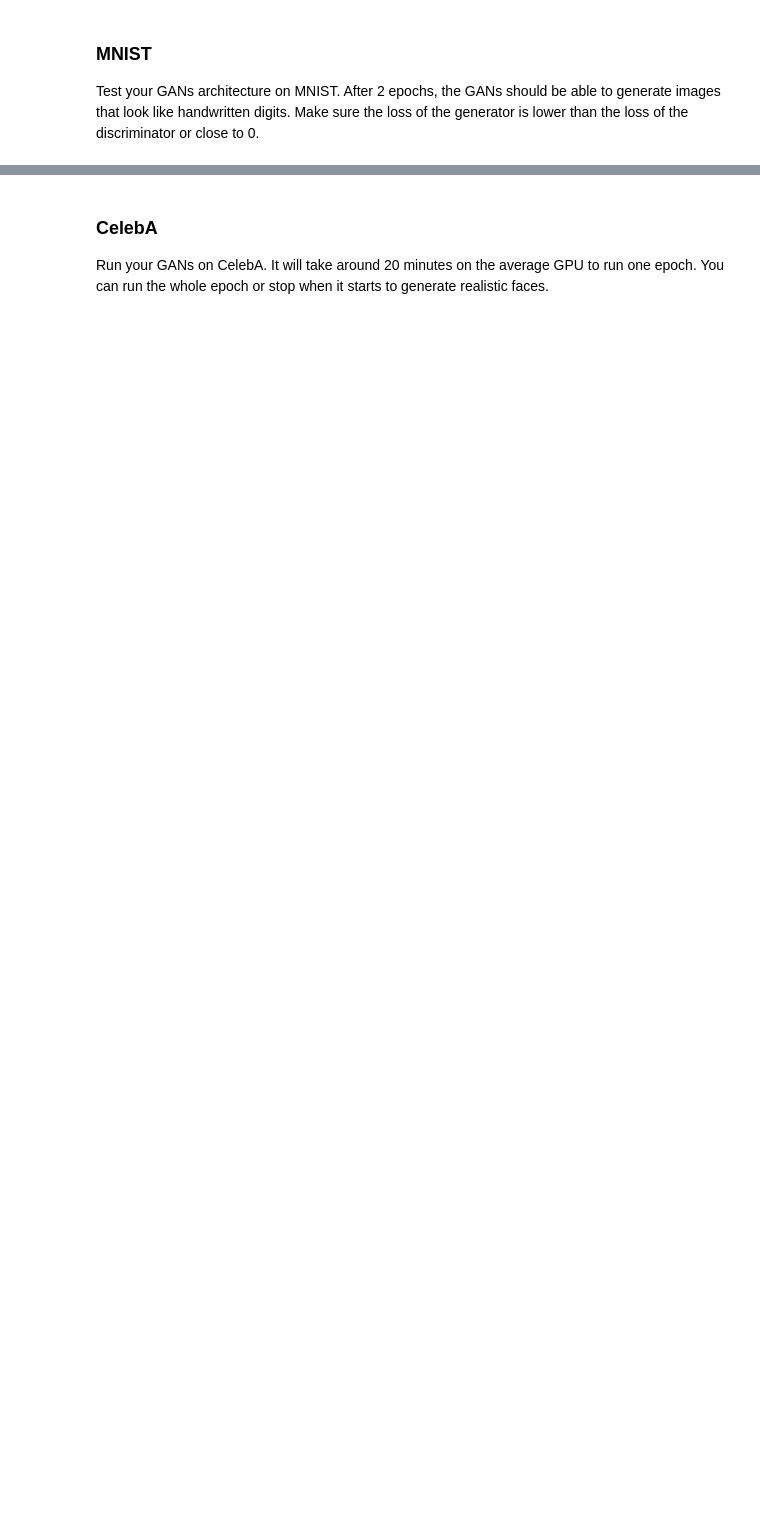
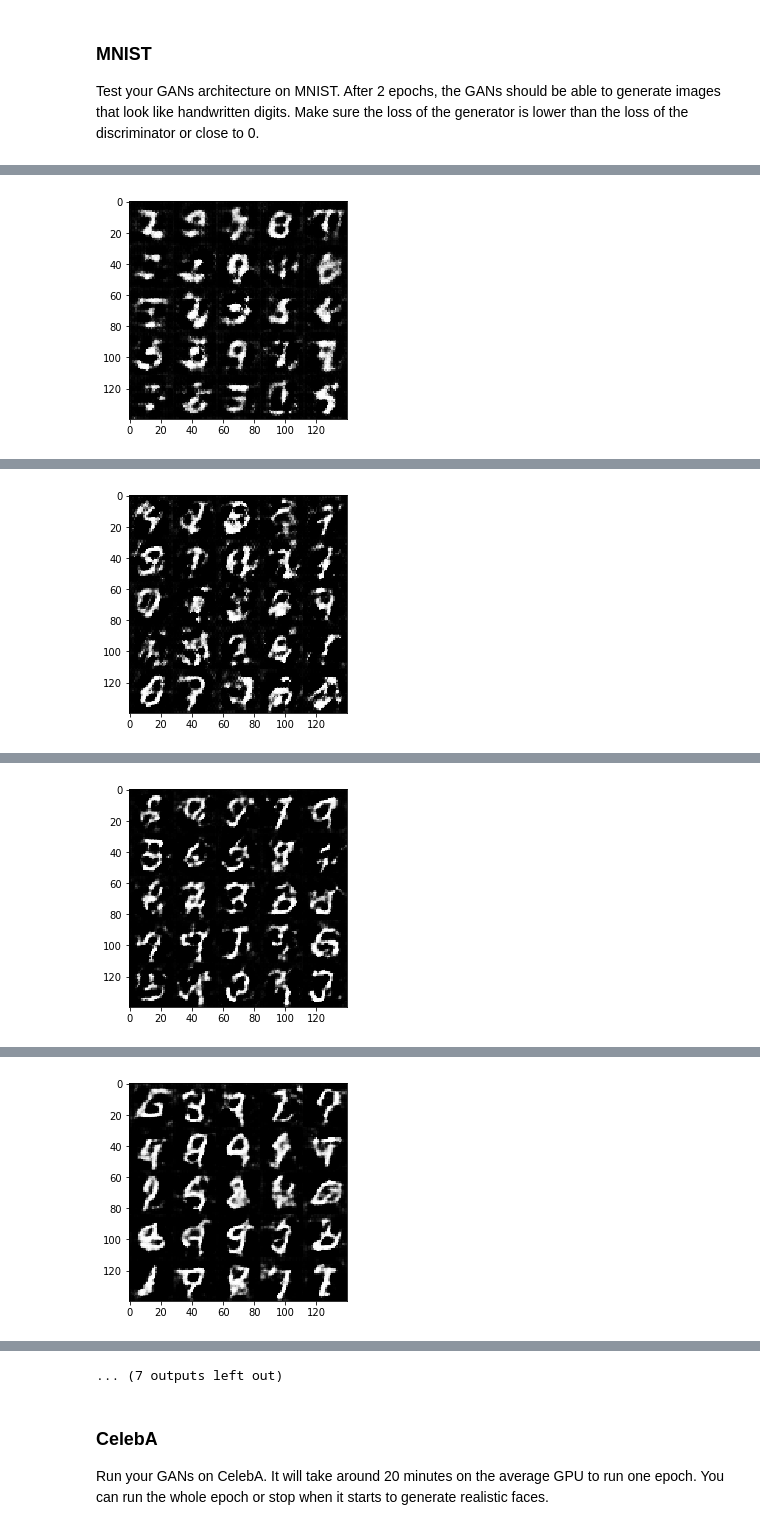
Before and after one commit to prraoo/udacity-dlnd, a Jupyter notebook: face_generation/dlnd_face_generation.ipynb, the cells around one changed output, grey strips where cells are left out. Cells and saved outputs as stored; diff of their text form; code cells hidden in the pictures; blank space fills up the shorter version.

```diff
--- a/face_generation/dlnd_face_generation.ipynb
+++ b/face_generation/dlnd_face_generation.ipynb
@@ -295,6 +295,7 @@ Tests Passed
 ### Optimization
 Implement `model_opt` to create the optimization operations for the GANs. Use [`tf.trainable_variables`](https://www.tensorflow.org/api_docs/python/tf/trainable_variables) to get all the trainable variables.  Filter the variables with names that are in the discriminator and generator scope names.  The function should return a tuple of (discriminator training operation, generator training operation).
 # %%
+
 def model_opt(d_loss, g_loss, learning_rate, beta1):
     """
     Get optimization operations
@@ -309,10 +310,14 @@ def model_opt(d_loss, g_loss, learning_rate, beta1):
     d_vars = [var for var in t_vars if var.name.startswith('discriminator')]
     g_vars = [var for var in t_vars if var.name.startswith('generator')]
 
-    # Optimize
-    with tf.control_dependencies(tf.get_collection(tf.GraphKeys.UPDATE_OPS)):
-        d_train_opt = tf.train.AdamOptimizer(learning_rate, beta1=beta1).minimize(d_loss, var_list=d_vars)
-        g_train_opt = tf.train.AdamOptimizer(learning_rate, beta1=beta1).minimize(g_loss, var_list=g_vars)
+    d_train_opt = tf.train.AdamOptimizer(
+        learning_rate, beta1=beta1).minimize(d_loss, var_list=d_vars)
+
+    ops = tf.get_collection(tf.GraphKeys.UPDATE_OPS)
+    g_updates = [opt for opt in ops if opt.name.startswith('generator')]
+    with tf.control_dependencies(g_updates):
+        g_train_opt = tf.train.AdamOptimizer(
+            learning_rate, beta1).minimize(g_loss, var_list=g_vars)
 
     return d_train_opt, g_train_opt
 
@@ -429,7 +515,7 @@ def train(epoch_count, batch_size, z_dim, learning_rate, beta1, get_batches, dat
 Test your GANs architecture on MNIST.  After 2 epochs, the GANs should be able to generate images that look like handwritten digits.  Make sure the loss of the generator is lower than the loss of the discriminator or close to 0.
 # %%
 batch_size = 128
-z_dim = 5
+z_dim = 100
 learning_rate = 0.002
 beta1 = 0.5
 
@@ -455,0 +550 @@ disciminator stage
+[figure, added]
@@ -459,0 +563 @@ Caused by op 'Placeholder', defined at:
+[figure, added]
@@ -459,0 +576 @@ Caused by op 'Placeholder', defined at:
+[figure, added]
@@ -459,0 +589 @@ Caused by op 'Placeholder', defined at:
+[figure, added]
@@ -460,3 +616,4 @@ Caused by op 'Placeholder', defined at:
+... (7 outputs left out)
 # %% [markdown]
 ### CelebA
 Run your GANs on CelebA.  It will take around 20 minutes on the average GPU to run one epoch.  You can run the whole epoch or stop when it starts to generate realistic faces.
```
Also changed, not shown: parts of 5 cells of this notebook.
